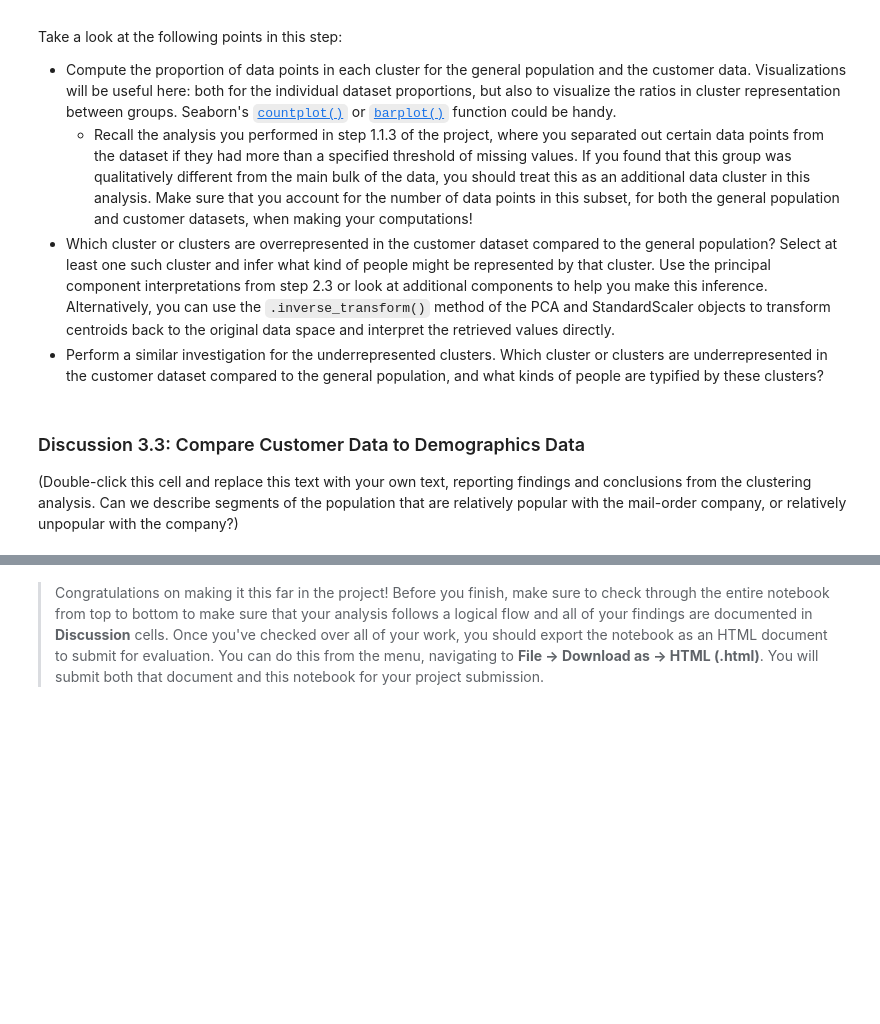
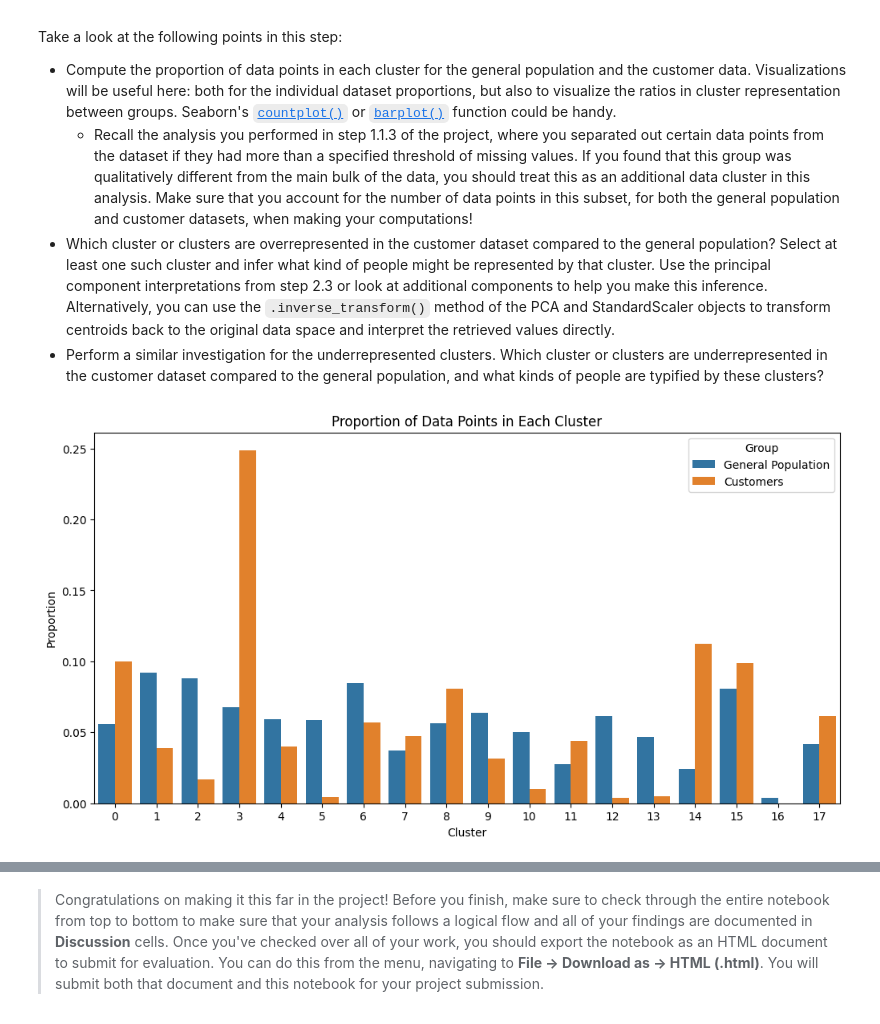
Before and after one commit to faris771/Identify_Customer_Segments, a Jupyter notebook: Identify_Customer_Segments.ipynb, the cells around one changed output, grey strips where cells are left out. Cells and saved outputs as stored; diff of their text form; code cells hidden in the pictures; blank space fills up the shorter version.

```diff
--- a/Identify_Customer_Segments.ipynb
+++ b/Identify_Customer_Segments.ipynb
@@ -690,9 +703,9 @@ from sklearn.impute import SimpleImputer
 
 df_clean = cleaned_general_demographic_df
 
-imp_mean = SimpleImputer(missing_values=np.nan, strategy='median')
+imp_median = SimpleImputer(missing_values=np.nan, strategy='median')
 
-df_clean = imp_mean.fit_transform(df_clean)
+df_clean = imp_median.fit_transform(df_clean)
 
 df_clean = pd.DataFrame(df_clean, columns=cleaned_general_demographic_df.columns)
 del cleaned_general_demographic_df
@@ -1007,10 +1033,13 @@ Columns in customers_cleaned_df but not in df_clean: {'GEBAEUDETYP', 'LP_STATUS_
 # demographics onto the customer data, obtaining cluster predictions for the
 # customer demographics data.
 # Apply the same feature scaling using the StandardScaler object.
+
+
+
 customers_scaled = scalar.transform(customers_cleaned_df)
 
 # Apply PCA transformation using the PCA object.
-customers_pca = pca.transform(customers_scaled)
+customers_pca = pca.fit_transform(customers_scaled)
 
 # Predict the cluster assignments using the KMeans object.
 customer_clusters = k_means.predict(customers_pca)
@@ -1047,4 +1064,35 @@ Take a look at the following points in this step:
-# %% [markdown]
-### Discussion 3.3: Compare Customer Data to Demographics Data
-
-(Double-click this cell and replace this text with your own text, reporting findings and conclusions from the clustering analysis. Can we describe segments of the population that are relatively popular with the mail-order company, or relatively unpopular with the company?)
+# %%
+# Compare the proportion of data in each cluster for the customer data to the
+# proportion of data in each cluster for the general population.
+
+
+
+
+import seaborn as sns
+import matplotlib.pyplot as plt
+
+# Calculate the proportion of data points in each cluster for the general population
+general_population_proportions = np.bincount(general_population_clusters) / len(general_population_clusters)
+
+# Calculate the proportion of data points in each cluster for the customer data
+customer_proportions = np.bincount(customer_clusters) / len(customer_clusters)
+
+# Create a DataFrame for easy plotting
+cluster_comparison_df = pd.DataFrame({
+    'Cluster': range(len(general_population_proportions)),
+    'General Population': general_population_proportions,
+    'Customers': customer_proportions
+})
+
+# Melt the DataFrame for seaborn plotting
+cluster_comparison_df = cluster_comparison_df.melt(id_vars='Cluster', var_name='Group', value_name='Proportion') # id_vars: columns to keep, var_name: name of the variable, value_name: name of the value
+
+# Plot the proportions
+plt.figure(figsize=(12, 6))
+sns.barplot(x='Cluster', y='Proportion', hue='Group', data=cluster_comparison_df)
+plt.title('Proportion of Data Points in Each Cluster')
+plt.xlabel('Cluster')
+plt.ylabel('Proportion')
+plt.show()
+# %% [output]
+[figure, added]
```
Also changed, not shown: parts of 15 cells of this notebook.
